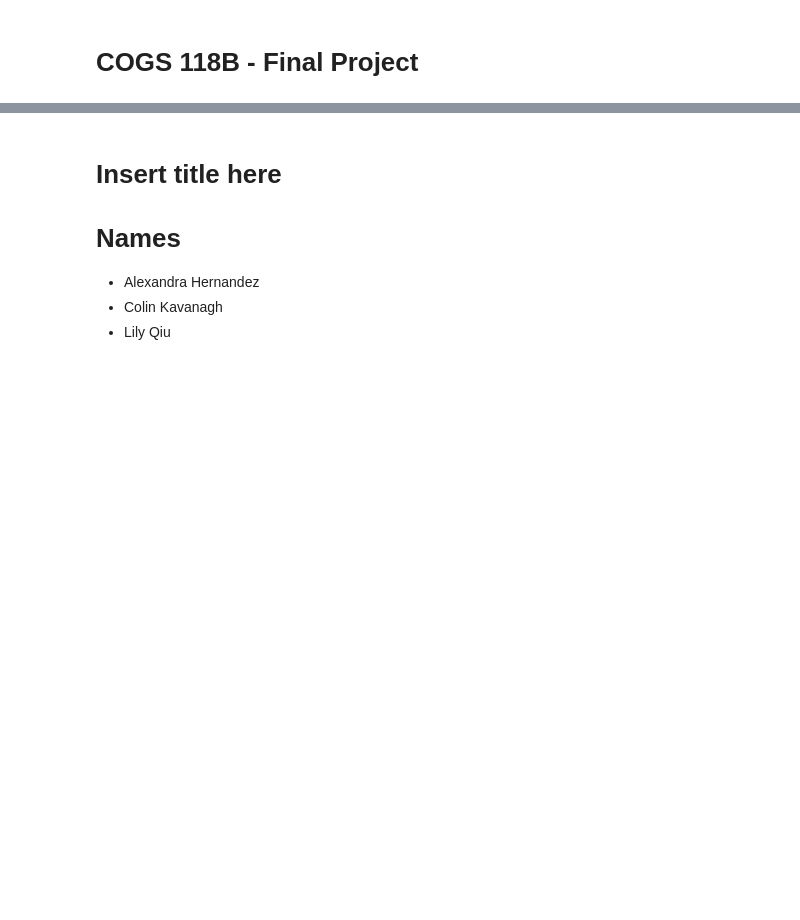
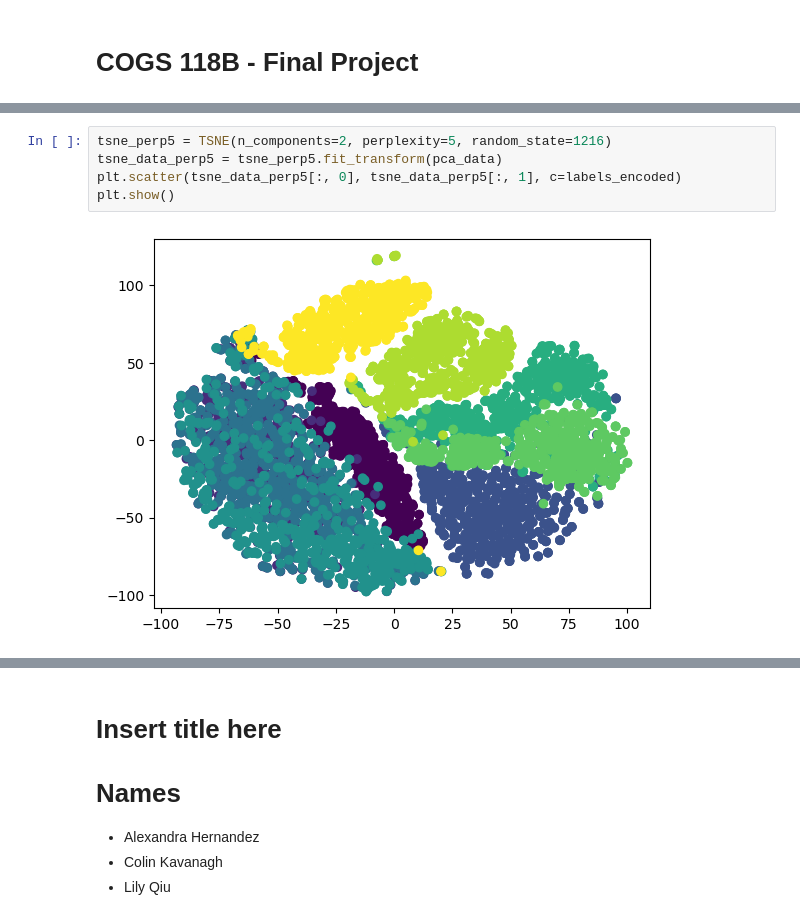
Before and after one commit to alexavndra/cogs_118b_project, a Jupyter notebook: FinalProject_groupXXX.ipynb, the cells around one changed output, grey strips where cells are left out. Saved outputs shown, nothing was run; the diff lists cells and outputs as text; blank space fills up the shorter version.

```diff
--- a/FinalProject_groupXXX.ipynb
+++ b/FinalProject_groupXXX.ipynb
@@ -57,0 +88,7 @@ data
+# %%
+tsne_perp5 = TSNE(n_components=2, perplexity=5, random_state=1216)
+tsne_data_perp5 = tsne_perp5.fit_transform(pca_data)
+plt.scatter(tsne_data_perp5[:, 0], tsne_data_perp5[:, 1], c=labels_encoded)
+plt.show()
+# %% [output]
+[figure, added]
```
Also changed, not shown: parts of 10 cells of this notebook.
